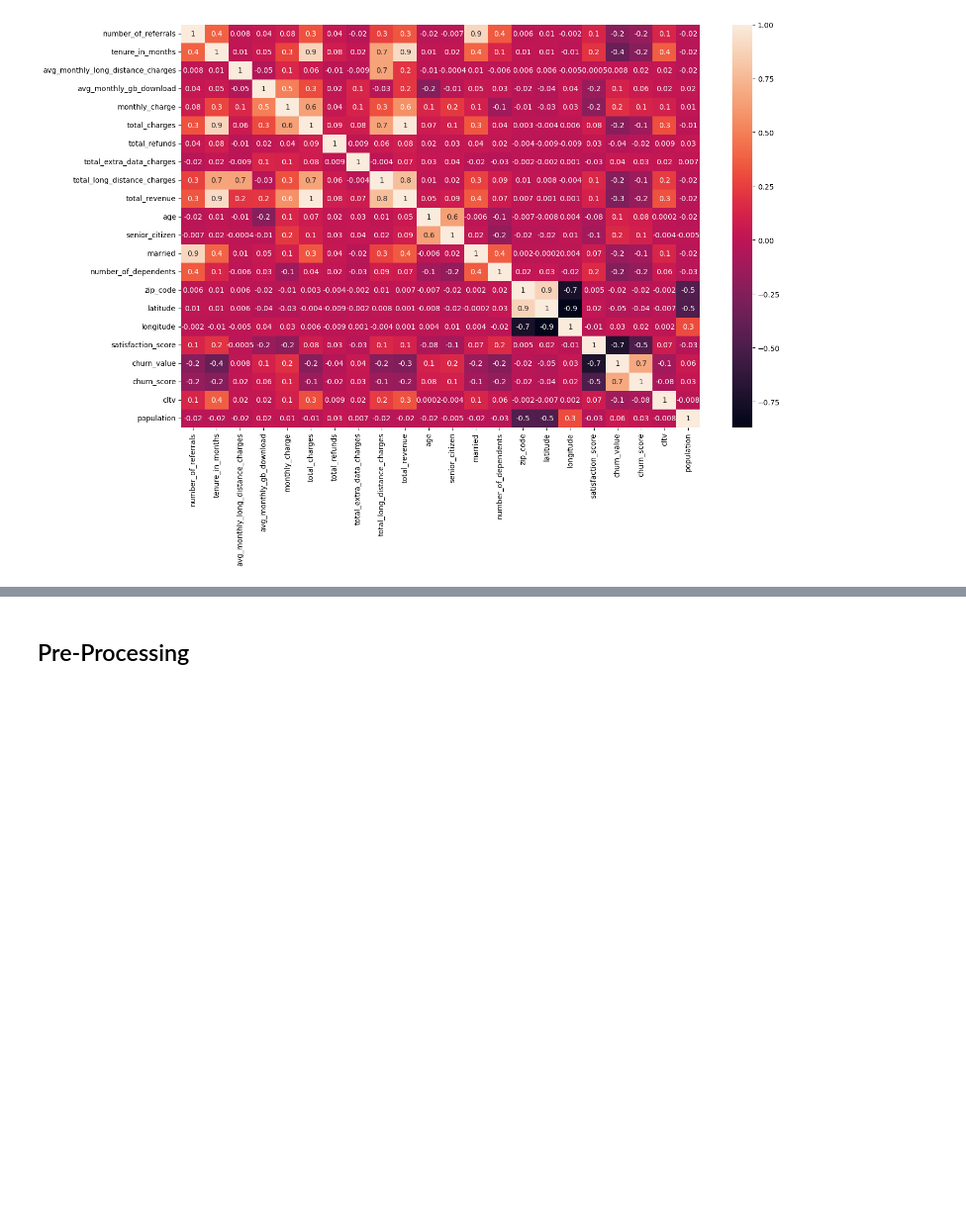
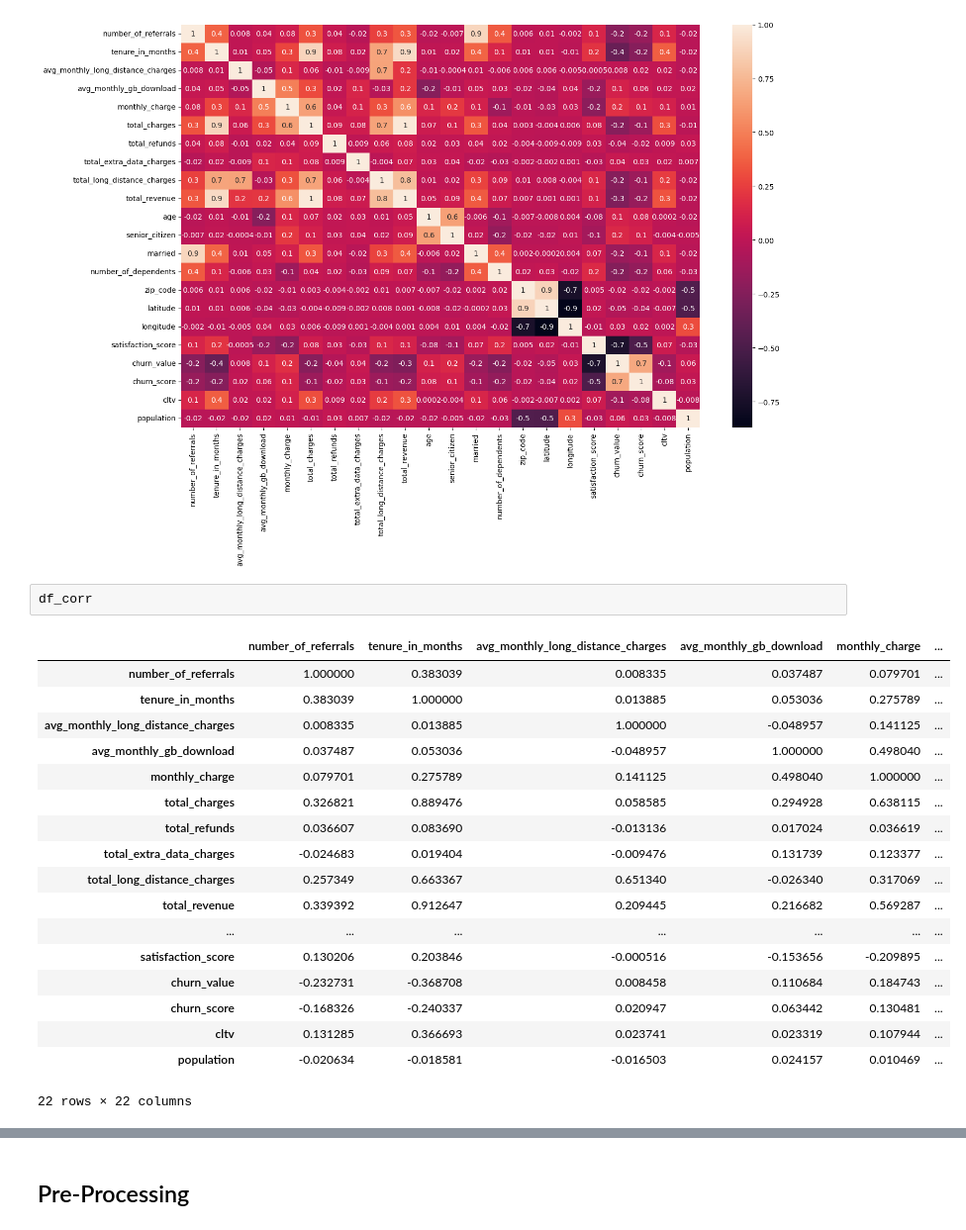
Before and after one commit to dalmeida64/NOVAIMS_EDSB25_30, a Jupyter notebook: src/EDA/eda_merge_files.ipynb, the cells around one changed output, grey strips where cells are left out. Shown at 99% size. Cells and saved outputs as stored; diff of their text form; blank space fills up the shorter version.

```diff
--- a/src/EDA/eda_merge_files.ipynb
+++ b/src/EDA/eda_merge_files.ipynb
@@ -187,6 +187,27 @@ sns.heatmap(df_corr, annot=True, fmt = '.1g')
 # %% [output]
 <Axes: >
 [figure]
+# %%
+df_corr
+# %% [output]
+|  | number_of_referrals | tenure_in_months | avg_monthly_long_distance_charges | avg_monthly_gb_download | monthly_charge | ... |
+| number_of_referrals | 1.000000 | 0.383039 | 0.008335 | 0.037487 | 0.079701 | ... |
+| tenure_in_months | 0.383039 | 1.000000 | 0.013885 | 0.053036 | 0.275789 | ... |
+| avg_monthly_long_distance_charges | 0.008335 | 0.013885 | 1.000000 | -0.048957 | 0.141125 | ... |
+| avg_monthly_gb_download | 0.037487 | 0.053036 | -0.048957 | 1.000000 | 0.498040 | ... |
+| monthly_charge | 0.079701 | 0.275789 | 0.141125 | 0.498040 | 1.000000 | ... |
+| total_charges | 0.326821 | 0.889476 | 0.058585 | 0.294928 | 0.638115 | ... |
+| total_refunds | 0.036607 | 0.083690 | -0.013136 | 0.017024 | 0.036619 | ... |
+| total_extra_data_charges | -0.024683 | 0.019404 | -0.009476 | 0.131739 | 0.123377 | ... |
+| total_long_distance_charges | 0.257349 | 0.663367 | 0.651340 | -0.026340 | 0.317069 | ... |
+| total_revenue | 0.339392 | 0.912647 | 0.209445 | 0.216682 | 0.569287 | ... |
+| ... | ... | ... | ... | ... | ... | ... |
+| satisfaction_score | 0.130206 | 0.203846 | -0.000516 | -0.153656 | -0.209895 | ... |
+| churn_value | -0.232731 | -0.368708 | 0.008458 | 0.110684 | 0.184743 | ... |
+| churn_score | -0.168326 | -0.240337 | 0.020947 | 0.063442 | 0.130481 | ... |
+| cltv | 0.131285 | 0.366693 | 0.023741 | 0.023319 | 0.107944 | ... |
+| population | -0.020634 | -0.018581 | -0.016503 | 0.024157 | 0.010469 | ... |
+22 rows × 22 columns
 # %%
 for col in df_numerical_variables.columns:
     print(f"Coluna: {col}")
```
Also changed, not shown: parts of 28 cells of this notebook.
